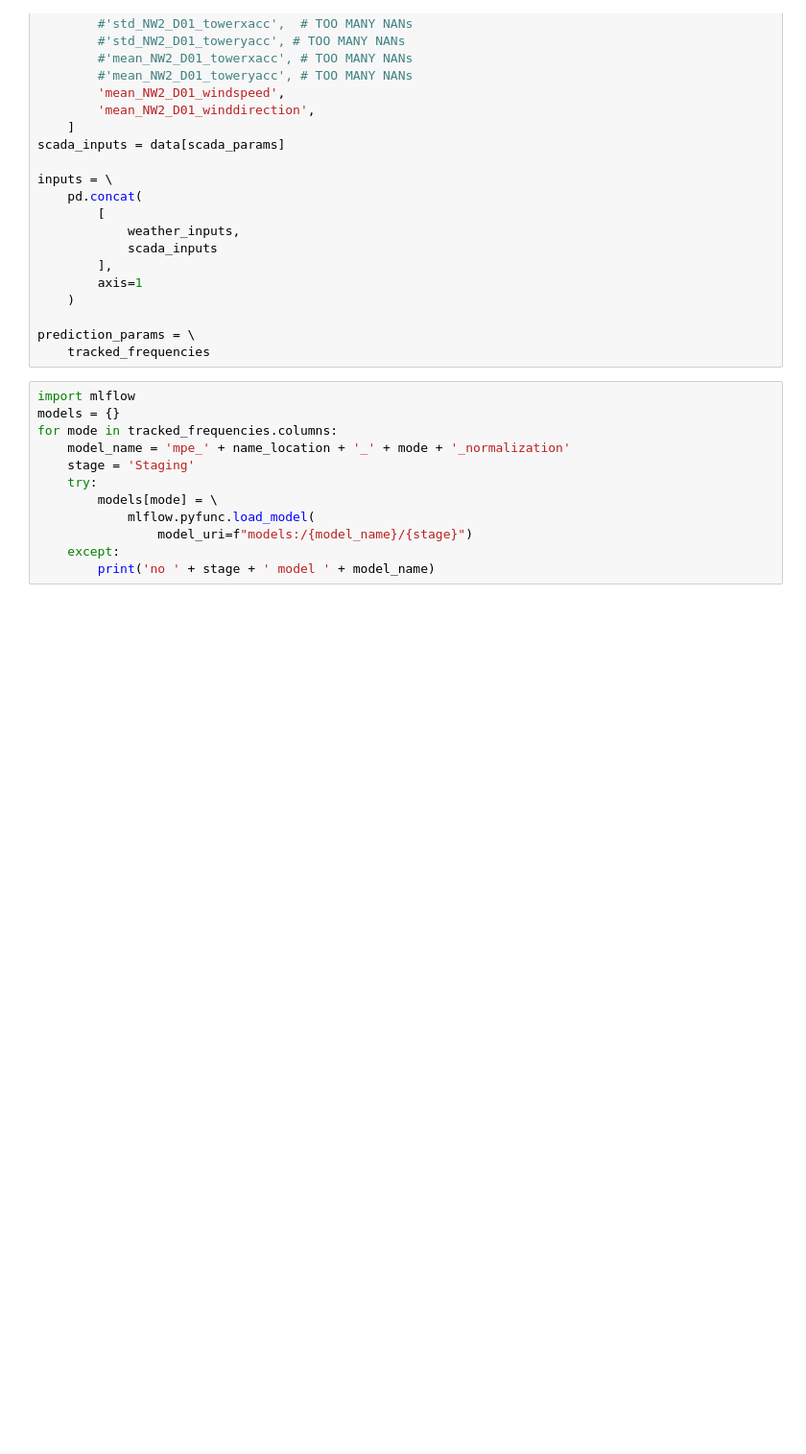
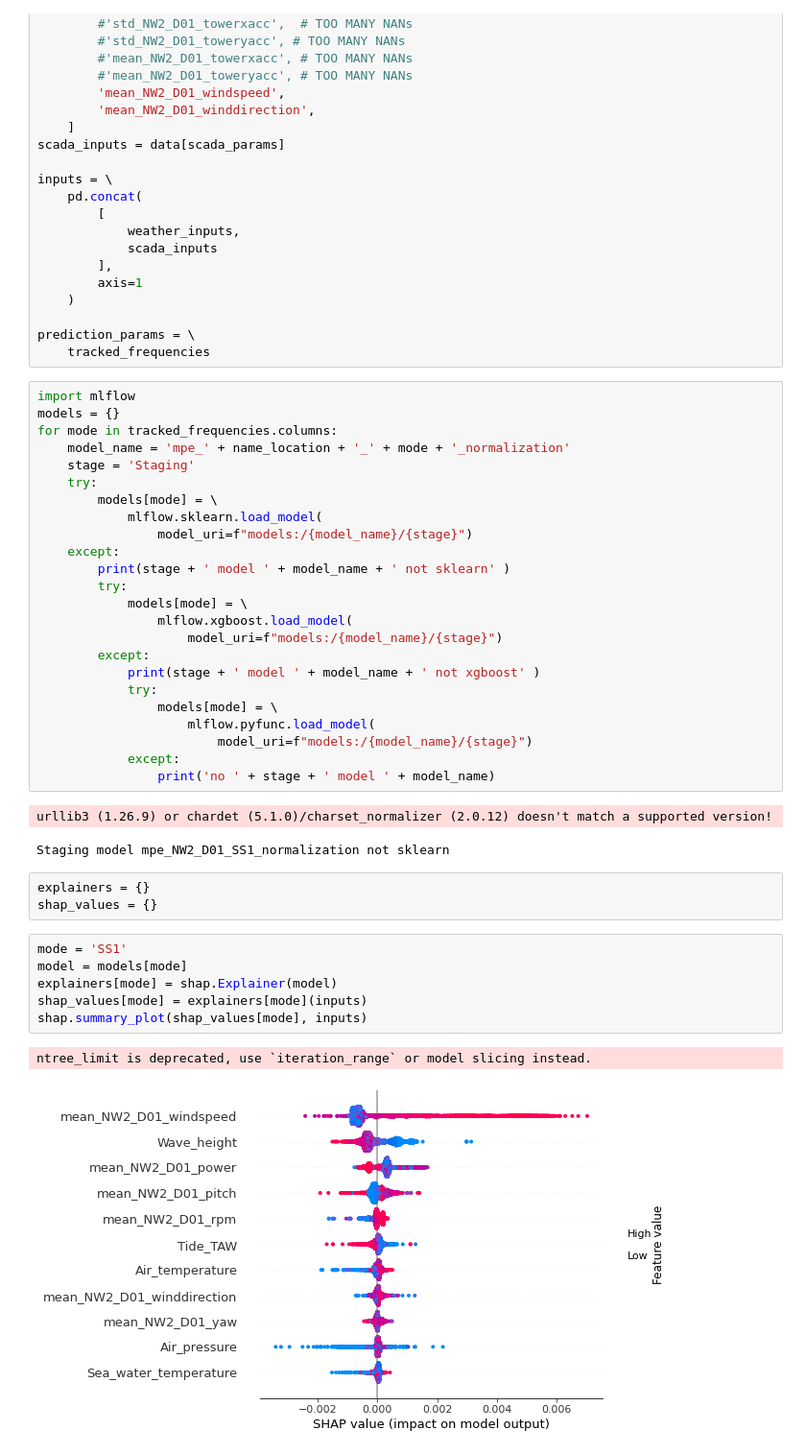
Before and after one commit to WEILMAX/oma_tracking, a Jupyter notebook: notebooks/shap/nw2_d01_shap.ipynb, the cells around one changed output. Shown at 96% size. Cells and saved outputs as stored; diff of their text form; blank space fills up the shorter version.

Commit message:
XAI SHAP to understand the influence of the different inputs on the normalization model predictions.

```diff
--- a/notebooks/shap/nw2_d01_shap.ipynb
+++ b/notebooks/shap/nw2_d01_shap.ipynb
@@ -74,7 +80,34 @@ for mode in tracked_frequencies.columns:
     stage = 'Staging'
     try:
         models[mode] = \
-            mlflow.pyfunc.load_model(
+            mlflow.sklearn.load_model(
                 model_uri=f"models:/{model_name}/{stage}")
     except:
-        print('no ' + stage + ' model ' + model_name)
+        print(stage + ' model ' + model_name + ' not sklearn' )
+        try:
+            models[mode] = \
+                mlflow.xgboost.load_model(
+                    model_uri=f"models:/{model_name}/{stage}")
+        except:
+            print(stage + ' model ' + model_name + ' not xgboost' )
+            try:
+                models[mode] = \
+                    mlflow.pyfunc.load_model(
+                        model_uri=f"models:/{model_name}/{stage}")
+            except:
+                print('no ' + stage + ' model ' + model_name)
+# %% [output]
+urllib3 (1.26.9) or chardet (5.1.0)/charset_normalizer (2.0.12) doesn't match a supported version!
+Staging model mpe_NW2_D01_SS1_normalization not sklearn
+# %%
+explainers = {}
+shap_values = {}
+# %%
+mode = 'SS1'
+model = models[mode]
+explainers[mode] = shap.Explainer(model)
+shap_values[mode] = explainers[mode](inputs)
+shap.summary_plot(shap_values[mode], inputs)
+# %% [output]
+ntree_limit is deprecated, use `iteration_range` or model slicing instead.
+[figure, added]
```
Also changed, not shown: parts of 5 cells of this notebook, 1 other file.
